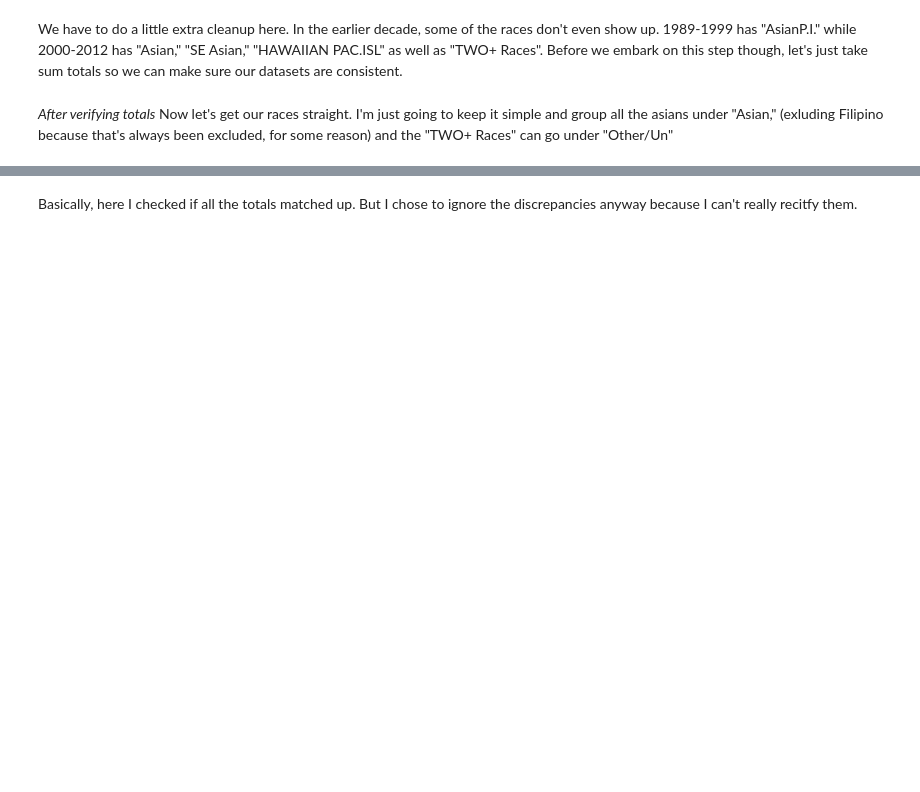
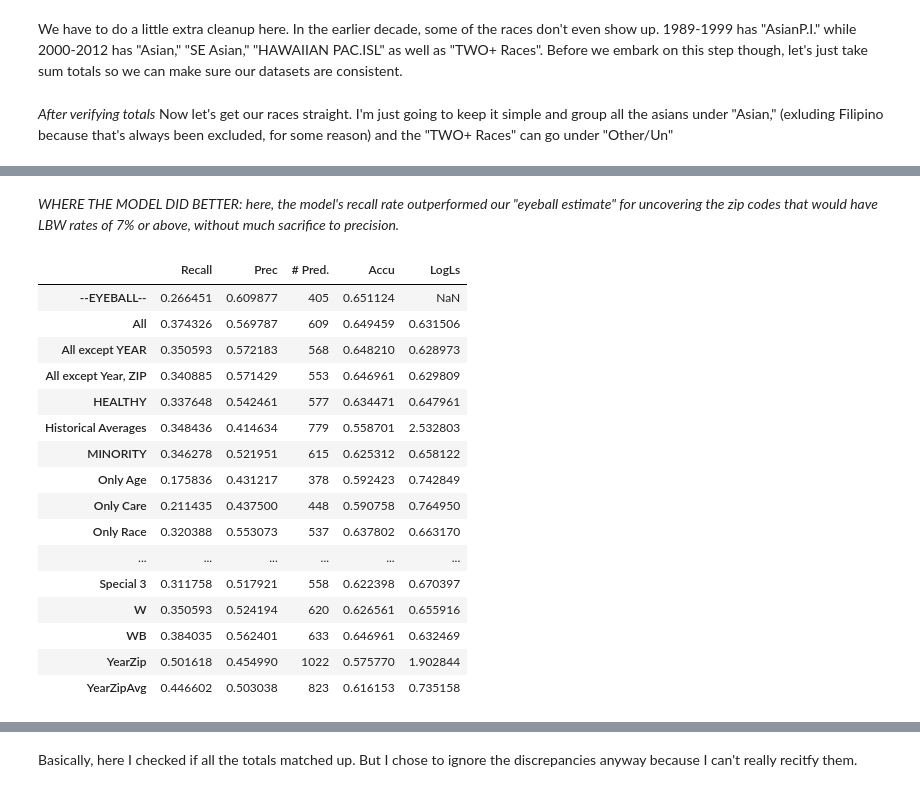
Before and after one commit to ileayu/CA-LBW, a Jupyter notebook: CA BIRTHS.ipynb, the cells around one changed output, grey strips where cells are left out. Cells and saved outputs as stored; diff of their text form; code cells hidden in the pictures; blank space fills up the shorter version.

```diff
--- a/CA BIRTHS.ipynb
+++ b/CA BIRTHS.ipynb
@@ -510,0 +572,22 @@ In a classification task, a precision score of 1.0 for a class C means that ever
+# %% [markdown]
+*WHERE THE MODEL DID BETTER: here, the model's recall rate outperformed our "eyeball estimate" for uncovering the zip codes that would have LBW rates of 7% or above, without much sacrifice to precision.*
+# %%
+LBW[0.93]
+# %% [output]
+|  | Recall | Prec | # Pred. | Accu | LogLs |
+| --EYEBALL-- | 0.266451 | 0.609877 | 405 | 0.651124 | NaN |
+| All | 0.374326 | 0.569787 | 609 | 0.649459 | 0.631506 |
+| All except YEAR | 0.350593 | 0.572183 | 568 | 0.648210 | 0.628973 |
+| All except Year, ZIP | 0.340885 | 0.571429 | 553 | 0.646961 | 0.629809 |
+| HEALTHY | 0.337648 | 0.542461 | 577 | 0.634471 | 0.647961 |
+| Historical Averages | 0.348436 | 0.414634 | 779 | 0.558701 | 2.532803 |
+| MINORITY | 0.346278 | 0.521951 | 615 | 0.625312 | 0.658122 |
+| Only Age | 0.175836 | 0.431217 | 378 | 0.592423 | 0.742849 |
+| Only Care | 0.211435 | 0.437500 | 448 | 0.590758 | 0.764950 |
+| Only Race | 0.320388 | 0.553073 | 537 | 0.637802 | 0.663170 |
+| ... | ... | ... | ... | ... | ... |
+| Special 3 | 0.311758 | 0.517921 | 558 | 0.622398 | 0.670397 |
+| W | 0.350593 | 0.524194 | 620 | 0.626561 | 0.655916 |
+| WB | 0.384035 | 0.562401 | 633 | 0.646961 | 0.632469 |
+| YearZip | 0.501618 | 0.454990 | 1022 | 0.575770 | 1.902844 |
+| YearZipAvg | 0.446602 | 0.503038 | 823 | 0.616153 | 0.735158 |
```
Also changed, not shown: parts of 120 cells of this notebook.
